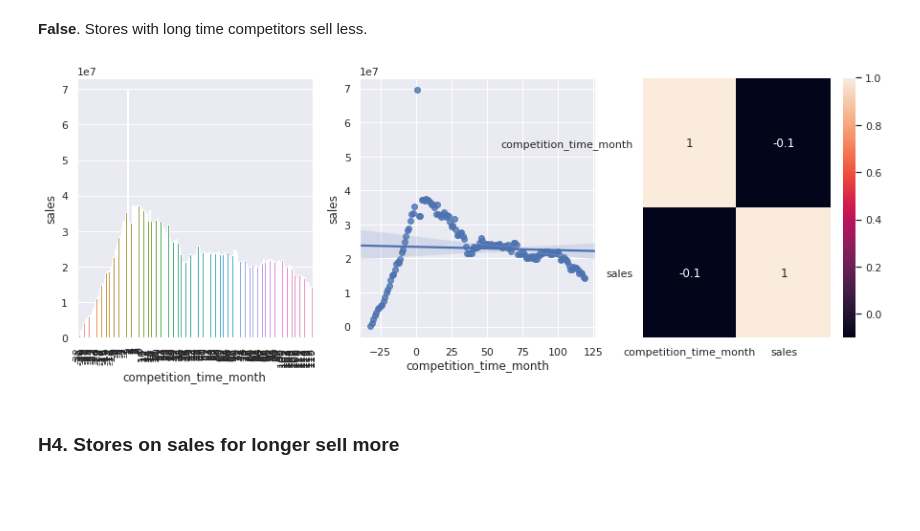
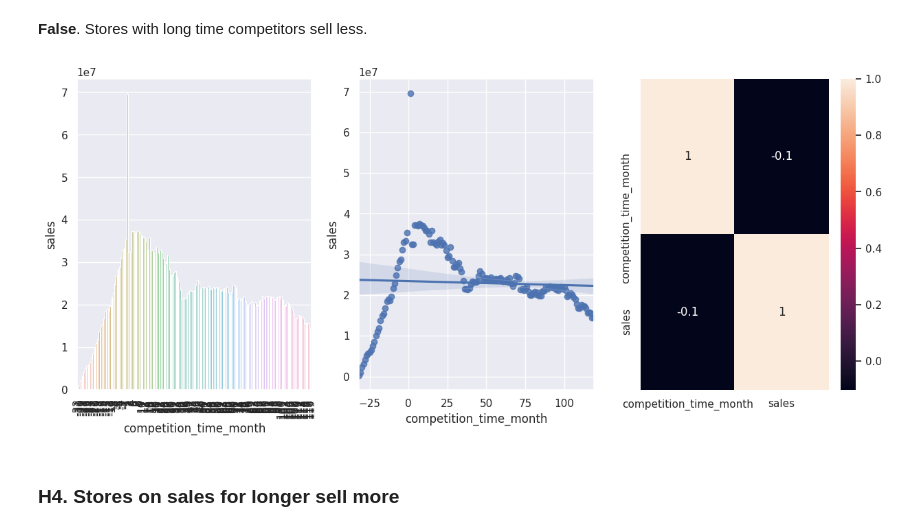
Before and after one commit to mmuriloj/Rossmann-Store-Sales, a Jupyter notebook: m07_v01_salesPrediction.ipynb, the cells around one changed output. Cells and saved outputs as stored; diff of their text form; code cells hidden in the pictures; blank space fills up the shorter version.

```diff
--- a/m07_v01_salesPrediction.ipynb
+++ b/m07_v01_salesPrediction.ipynb
@@ -486,21 +488,21 @@ sns.heatmap(aux1.corr(method='pearson'), annot=True);
 # %% [markdown]
 **False**. Stores with long time competitors sell less.
 # %%
-#fig=plt.figure(figsize=(15,6), dpi= 100)
+fig=plt.figure(figsize=(15,6), dpi= 100)
 
 plt.subplot(1,3,1)
 aux1 = df4[['competition_time_month', 'sales']].groupby('competition_time_month').sum().reset_index()
 aux2 = aux1[(aux1['competition_time_month'] < 120) & (aux1['competition_time_month'] != 0)]
 sns.barplot(data=aux2, x='competition_time_month', y='sales' )
 plt.xticks(rotation=90);
 
 plt.subplot(1,3,2)
 sns.regplot(data=aux2, x='competition_time_month', y='sales' );
 
 plt.subplot(1,3,3)
 sns.heatmap(aux1.corr(method='pearson'), annot=True);
 # %% [output]
-[figure, old version]
+[figure, new version]
 # %% [markdown]
 ### H4. Stores on sales for longer sell more
 # %% [markdown]
```
Also changed, not shown: parts of 31 cells of this notebook.
